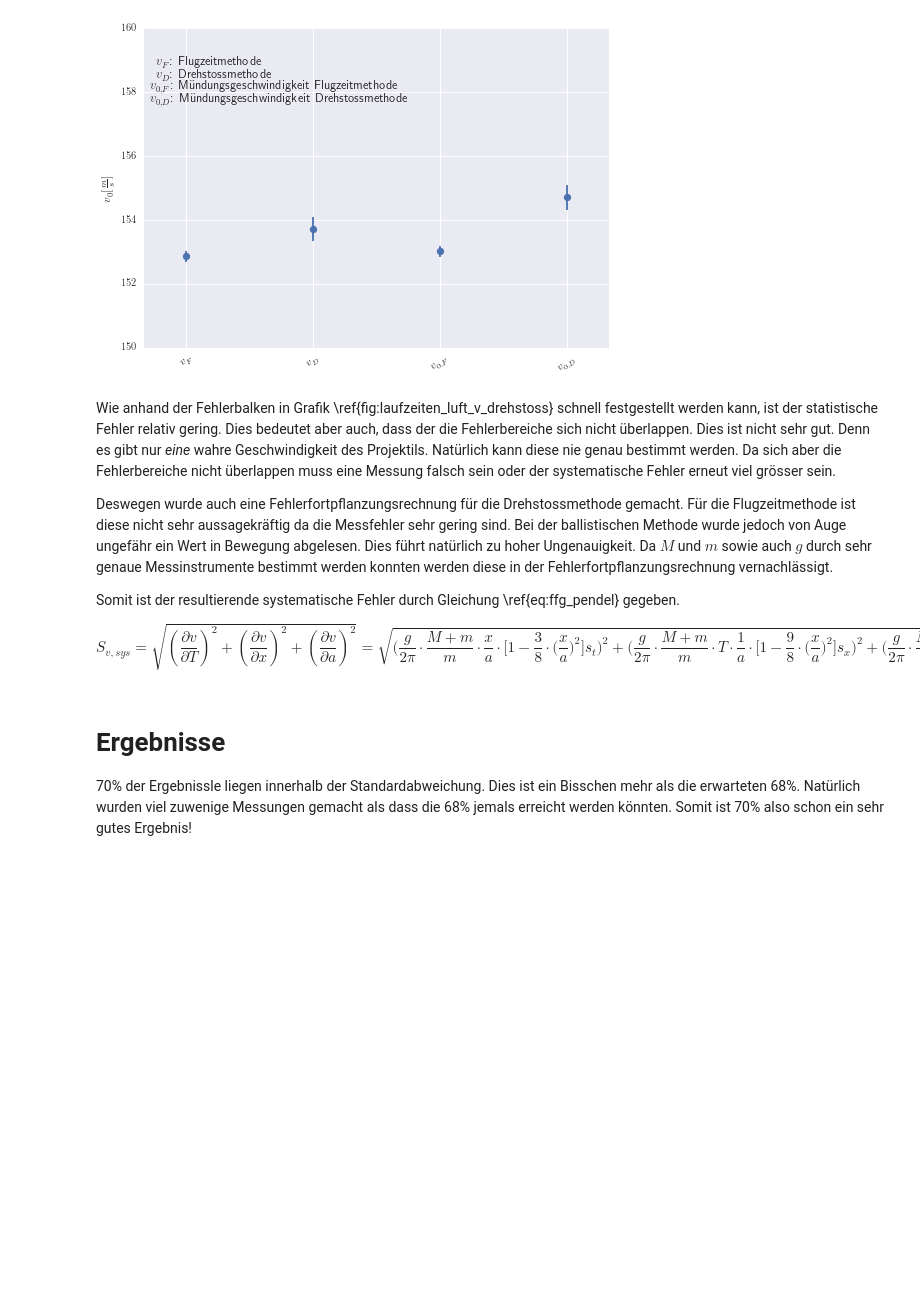
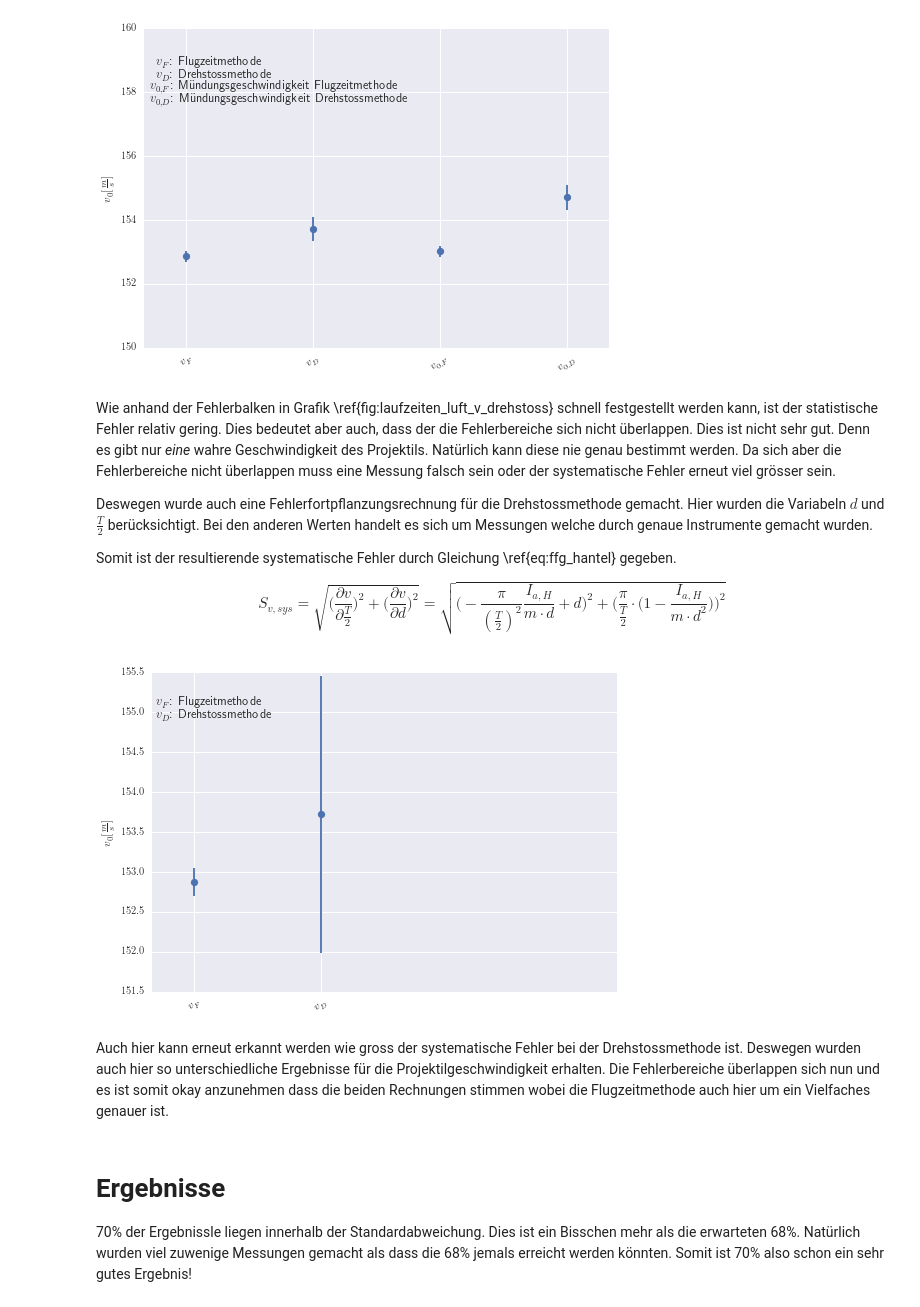
Before and after one commit to Yatekii/glal3, a Jupyter notebook: versuch2/M1.ipynb, the cells around one changed output. Cells and saved outputs as stored; diff of their text form; code cells hidden in the pictures; blank space fills up the shorter version.

```diff
--- a/versuch2/M1.ipynb
+++ b/versuch2/M1.ipynb
@@ -678,18 +678,60 @@ figure.show()
 # %% [markdown]
 Wie anhand der Fehlerbalken in Grafik \ref{fig:laufzeiten_luft_v_drehstoss} schnell festgestellt werden kann, ist der statistische Fehler relativ gering. Dies bedeutet aber auch, dass der die Fehlerbereiche sich nicht überlappen. Dies ist nicht sehr gut. Denn es gibt nur _eine_ wahre Geschwindigkeit des Projektils. Natürlich kann diese nie genau bestimmt werden. Da sich aber die Fehlerbereiche nicht überlappen muss eine Messung falsch sein oder der systematische Fehler erneut viel grösser sein.
 
-Deswegen wurde auch eine Fehlerfortpflanzungsrechnung für die Drehstossmethode gemacht. Für die Flugzeitmethode ist diese nicht sehr aussagekräftig da die Messfehler sehr gering sind. Bei der ballistischen Methode wurde jedoch von Auge ungefähr ein Wert in Bewegung abgelesen. Dies führt natürlich zu hoher Ungenauigkeit. Da $M$ und $m$ sowie auch $g$ durch sehr genaue Messinstrumente bestimmt werden konnten werden diese in der Fehlerfortpflanzungsrechnung vernachlässigt.
+Deswegen wurde auch eine Fehlerfortpflanzungsrechnung für die Drehstossmethode gemacht. Hier wurden die Variabeln $d$ und $\frac{T}{2}$ berücksichtigt. Bei den anderen Werten handelt es sich um Messungen welche durch genaue Instrumente gemacht wurden.
 
-Somit ist der resultierende systematische Fehler durch Gleichung \ref{eq:ffg_pendel} gegeben.
+Somit ist der resultierende systematische Fehler durch Gleichung \ref{eq:ffg_hantel} gegeben.
 
 \begin{equation}
-S_{v,sys}=\sqrt{(\frac{\partial v}{\partial T})^2 + (\frac{\partial v}{\partial x})^2 + (\frac{\partial v}{\partial a})^2}
+S_{v,sys}=\sqrt{\big(\frac{\partial v}{\partial \frac{T}{2}}\big)^2 + \big(\frac{\partial v}{\partial d}\big)^2}
 = \sqrt{
-\bigg(\frac{g}{2\pi}\cdot\frac{M+m}{m}\cdot\frac{x}{a}\cdot\bigg[1-\frac{3}{8}\cdot\Big(\frac{x}{a}\Big)^2\bigg]s_t\bigg)^2
-+ \bigg(\frac{g}{2\pi}\cdot\frac{M+m}{m}\cdot T\cdot\frac{1}{a}\cdot\bigg[1-\frac{9}{8}\cdot\Big(\frac{x}{a}\Big)^2\bigg]s_x\bigg)^2
-+ \bigg(\frac{g}{2\pi}\cdot\frac{M+m}{m}\cdot T\cdot\frac{x}{a^2}\cdot\bigg[1-\frac{9}{8}\cdot\Big(\frac{x}{a}\Big)^2\bigg]s_a\bigg)^2}
-\label{eq:ffg_pendel}
+\bigg(-\frac{\pi}{(\frac{T}{2})^2}\frac{I_{a,H}}{m\cdot d}+d\bigg)^2
++ \bigg(\frac{\pi}{\frac{T}{2}}\cdot\bigg(1-\frac{I_{a,H}}{m\cdot d^2}\bigg)\bigg)^2
+}
+\label{eq:ffg_hantel}
 \end{equation}
+# %%
+# Calculate systematic error
+
+v2_d_u = 0.5e-3
+v2_T_u = 5e-3
+
+v2_mean = v2_df.mean()
+v2_sem = v2_df.sem()
+
+v2_k1 = -math.pi / v2_mean['T_2']**2 * ((v2_J[0] * 2 + v2_J3) / v1_m / v2_d[0] + v2_d[0])
+v2_k2 = math.pi / v2_mean['T_2'] * (1 - (v2_J[0] * 2 + v2_J3) / v1_m / v2_d[0]**2)
+
+v2_systematic_error = math.sqrt((v2_k1 * v2_d_u)**2 + (v2_k1 * v2_T_u)**2)
+# %%
+# Plot different methods with sem
+
+x = [1, 4]
+y = [
+    v2_mean['v_flug'],
+    v2_mean['v_drehstoss']
+]
+e = [
+    v2_sem['v_flug'],
+    v2_systematic_error
+]
+labels = ['$v_F$', '$v_D$']
+fig = plt.figure()
+plt.errorbar(x, y, yerr=e, fmt='o')
+plt.xlim([0, 11])
+#plt.ylim([150, 160])
+plt.xticks(x, labels, rotation='35')
+plt.ylabel('$v_0 [\\frac{m}{s}]$')
+plt.text(-0.026, 0.86,'$v_F $: Flugzeitmethode', transform = ax.transAxes)
+plt.text(-0.026, 0.82,'$v_D $: Drehstossmethode', transform = ax.transAxes)
+plt.close(fig)
+
+figure = PrettyFigure(fig, label='fig:laufzeiten_luft_v_drehstoss_systematischer_fehler', caption='Die systematischen Fehler der mittleren Geschwindigkeiten der Drehstoss- und Flugzeitmethode im Vergleich.')
+figure.show()
+# %% [output]
+[figure, added]
+# %% [markdown]
+Auch hier kann erneut erkannt werden wie gross der systematische Fehler bei der Drehstossmethode ist. Deswegen wurden auch hier so unterschiedliche Ergebnisse für die Projektilgeschwindigkeit erhalten. Die Fehlerbereiche überlappen sich nun und es ist somit okay anzunehmen dass die beiden Rechnungen stimmen wobei die Flugzeitmethode auch hier um ein Vielfaches genauer ist.
 # %% [markdown]
 # Ergebnisse
 
```
Also changed, not shown: 3 other files.
